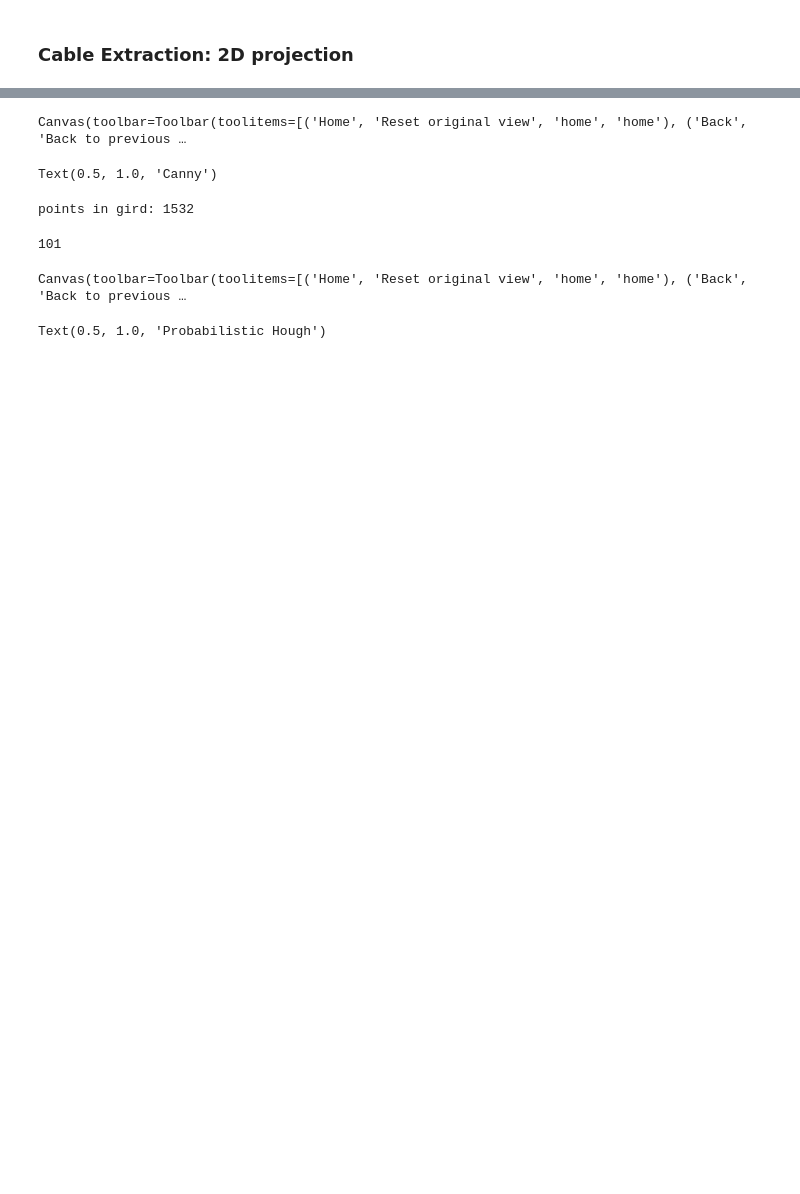
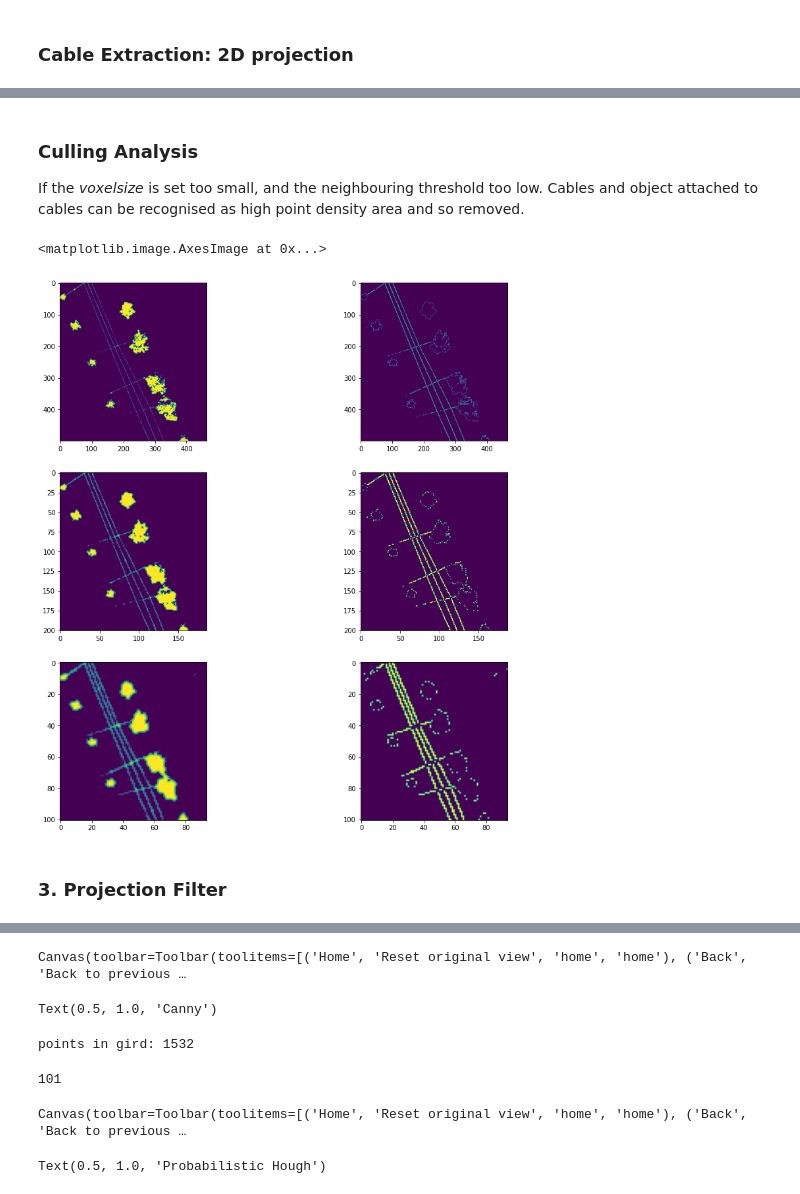
Before and after one commit to Amsterdam-Internships/UPC_Suspended_Streetlight_Extractor, a Jupyter notebook: milestone_2/Cable Extraction.ipynb, the cells around one changed output, grey strips where cells are left out. Cells and saved outputs as stored; diff of their text form; code cells hidden in the pictures; blank space fills up the shorter version.

```diff
--- a/milestone_2/Cable Extraction.ipynb
+++ b/milestone_2/Cable Extraction.ipynb
@@ -129,0 +170,36 @@ def apply_filters(grid_projection, filters):
+# %% [markdown]
+### Culling Analysis
+
+If the _voxelsize_ is set too small, and the neighbouring threshold too low. Cables and object attached to cables can be recognised as high point density area and so removed.
+# %%
+fig, axes = plt.subplots(3,2, figsize=(15,15))
+ax = axes.ravel()
+
+# voxel size 0.1
+pc_exp = voxelize(points, mask, 0.1)
+proj_exp = xy_projection(pc_exp)
+proj_exp_culling_map = culling(proj_exp, density=True)
+proj_exp_culled = culling(proj_exp, high_threshold=5)
+ax[0].imshow(proj_exp_culling_map)
+ax[1].imshow(proj_exp_culled)
+
+# voxel size 0.25
+pc_exp = voxelize(points, mask, 0.25)
+proj_exp = xy_projection(pc_exp)
+proj_exp_culling_map = culling(proj_exp, density=True)
+proj_exp_culled = culling(proj_exp, high_threshold=5)
+ax[2].imshow(proj_exp_culling_map)
+ax[3].imshow(proj_exp_culled)
+
+# voxel size 0.5
+pc_exp = voxelize(points, mask, 0.5)
+proj_exp = xy_projection(pc_exp)
+proj_exp_culling_map = culling(proj_exp, density=True)
+proj_exp_culled = culling(proj_exp, high_threshold=5)
+ax[4].imshow(proj_exp_culling_map)
+ax[5].imshow(proj_exp_culled)
+# %% [output]
+<matplotlib.image.AxesImage at 0x...>
+[figure, added]
+# %% [markdown]
+### 3. Projection Filter
```
Also changed, not shown: parts of 23 cells of this notebook.
